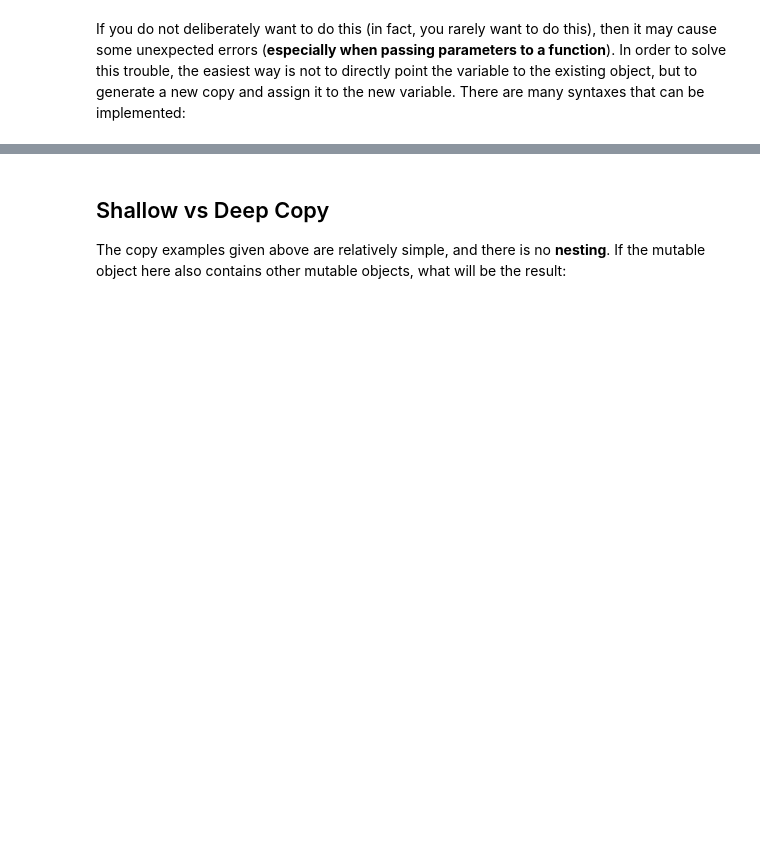
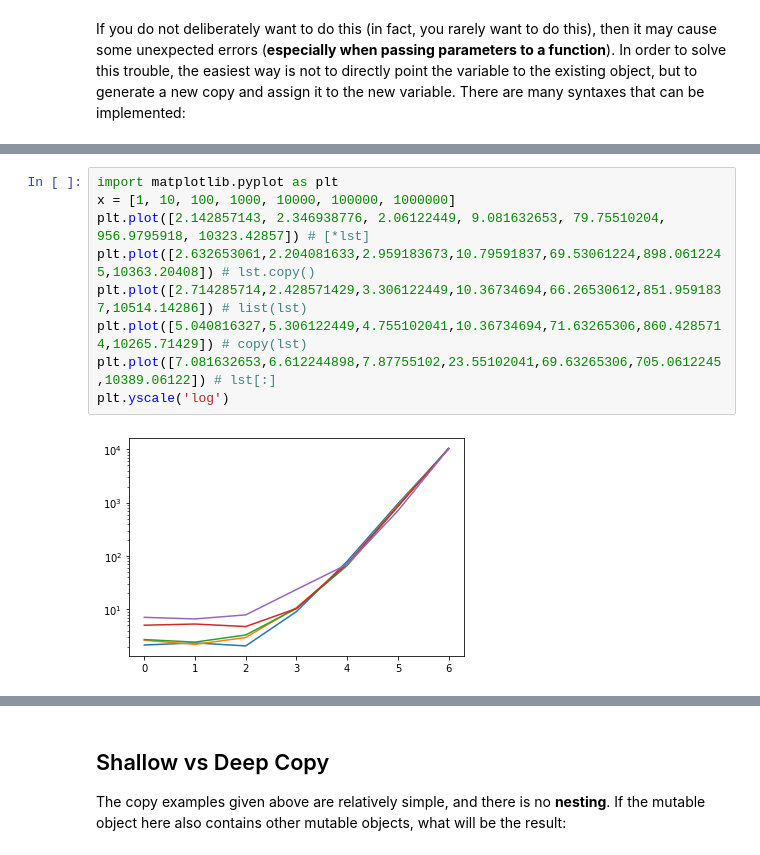
Before and after one commit to gtavasoli/PyTips, a Jupyter notebook: Notebooks/Shallow-and-Deep-Copy.ipynb, the cells around one changed output, grey strips where cells are left out. Cells and saved outputs as stored; diff of their text form; blank space fills up the shorter version.

Commit message:
Speed test for methods of copying a list

```diff
--- a/Notebooks/Shallow-and-Deep-Copy.ipynb
+++ b/Notebooks/Shallow-and-Deep-Copy.ipynb
@@ -63,0 +66,11 @@ List of Dicts: [{'a': 0, 'indx': '#0'}, {'a': 0, 'indx': '#1'}, {'a': 0, 'indx':
+# %%
+import matplotlib.pyplot as plt
+x = [1, 10, 100, 1000, 10000, 100000, 1000000]
+plt.plot([2.142857143, 2.346938776, 2.06122449, 9.081632653, 79.75510204, 956.9795918, 10323.42857]) # [*lst]
+plt.plot([2.632653061,2.204081633,2.959183673,10.79591837,69.53061224,898.0612245,10363.20408]) # lst.copy()
+plt.plot([2.714285714,2.428571429,3.306122449,10.36734694,66.26530612,851.9591837,10514.14286]) # list(lst)
+plt.plot([5.040816327,5.306122449,4.755102041,10.36734694,71.63265306,860.4285714,10265.71429]) # copy(lst)
+plt.plot([7.081632653,6.612244898,7.87755102,23.55102041,69.63265306,705.0612245,10389.06122]) # lst[:]
+plt.yscale('log')
+# %% [output]
+[figure, added]
```
Also changed, not shown: parts of 6 cells of this notebook, 2 other files.
